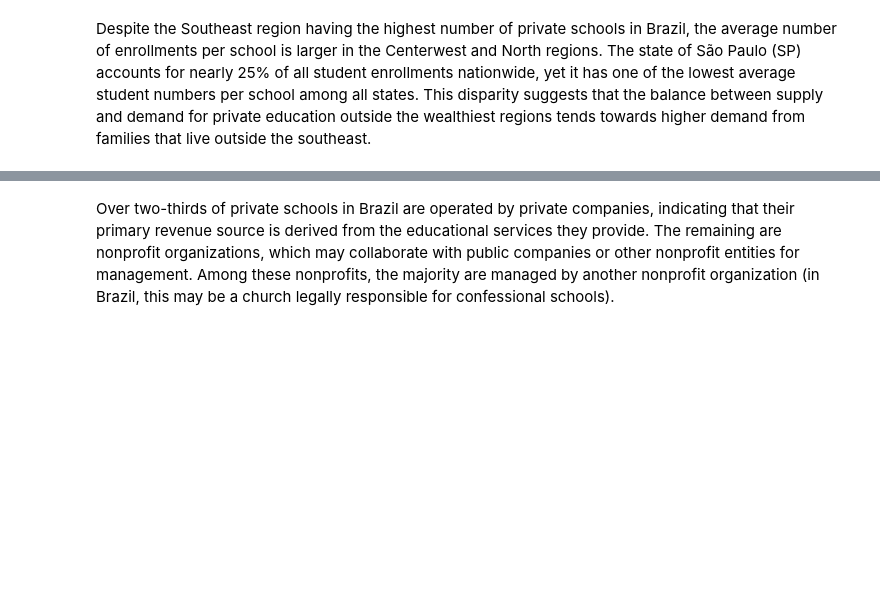
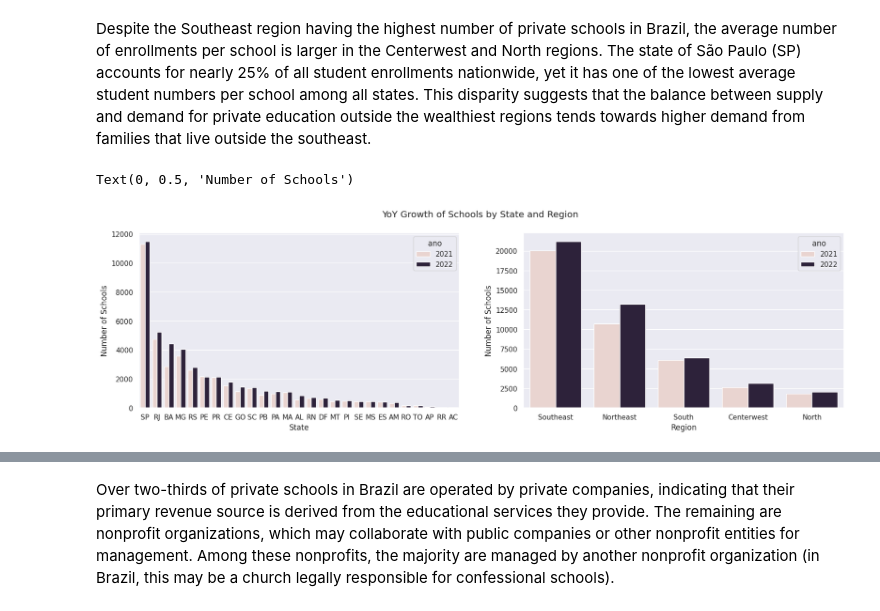
Before and after one commit to henriquefreitassouza/analysis, a Jupyter notebook: Private Schools in Brazil.ipynb, the cells around one changed output, grey strips where cells are left out. Cells and saved outputs as stored; diff of their text form; code cells hidden in the pictures; blank space fills up the shorter version.

```diff
--- a/Private Schools in Brazil.ipynb
+++ b/Private Schools in Brazil.ipynb
@@ -227,2 +230,20 @@ df_schools_by_region.sort_values(by = ['enrollments'], ascending = False)['enrol
 # %% [markdown]
 Despite the Southeast region having the highest number of private schools in Brazil, the average number of enrollments per school is larger in the Centerwest and North regions. The state of São Paulo (SP) accounts for nearly 25% of all student enrollments nationwide, yet it has one of the lowest average student numbers per school among all states. This disparity suggests that the balance between supply and demand for private education outside the wealthiest regions tends towards higher demand from families that live outside the southeast.
+# %%
+df_schools_by_state_2021_2022 = pd.DataFrame(df[df['ano'].isin([2021, 2022])].groupby(['ano', 'sigla_uf']).size()).reset_index().rename(columns = {0: 'schools'}).sort_values(by = ['schools'], ascending = False)
+df_schools_by_region_2021_2022 = pd.DataFrame(df[df['ano'].isin([2021, 2022])].groupby(['ano', 'region']).size()).reset_index().rename(columns = {0: 'schools'}).sort_values(by = ['schools'], ascending = False)
+
+fig, axes = plt.subplots(1, 2, figsize = (20, 5))
+
+fig.suptitle('YoY Growth of Schools by State and Region')
+
+yoy_growth_state = sns.barplot(data = df_schools_by_state_2021_2022, x = 'sigla_uf', y = 'schools', hue = 'ano', ax = axes[0])
+yoy_growth_state.set_xlabel('State')
+yoy_growth_state.set_ylabel('Number of Schools')
+
+yoy_growth_region = sns.barplot(data = df_schools_by_region_2021_2022, x = 'region', y = 'schools', hue = 'ano', ax = axes[1])
+yoy_growth_region.set_xlabel('Region')
+yoy_growth_region.set_ylabel('Number of Schools')
+# %% [output]
+Text(0, 0.5, 'Number of Schools')
+[figure, added]
```
Also changed, not shown: parts of 11 cells of this notebook.
